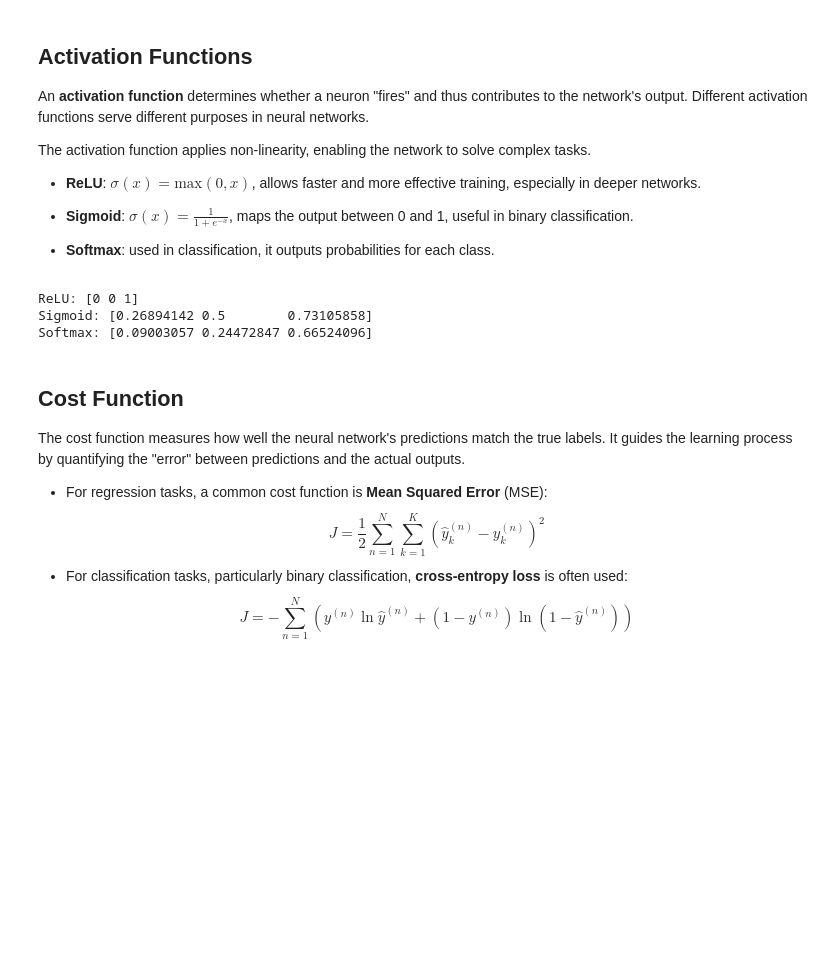
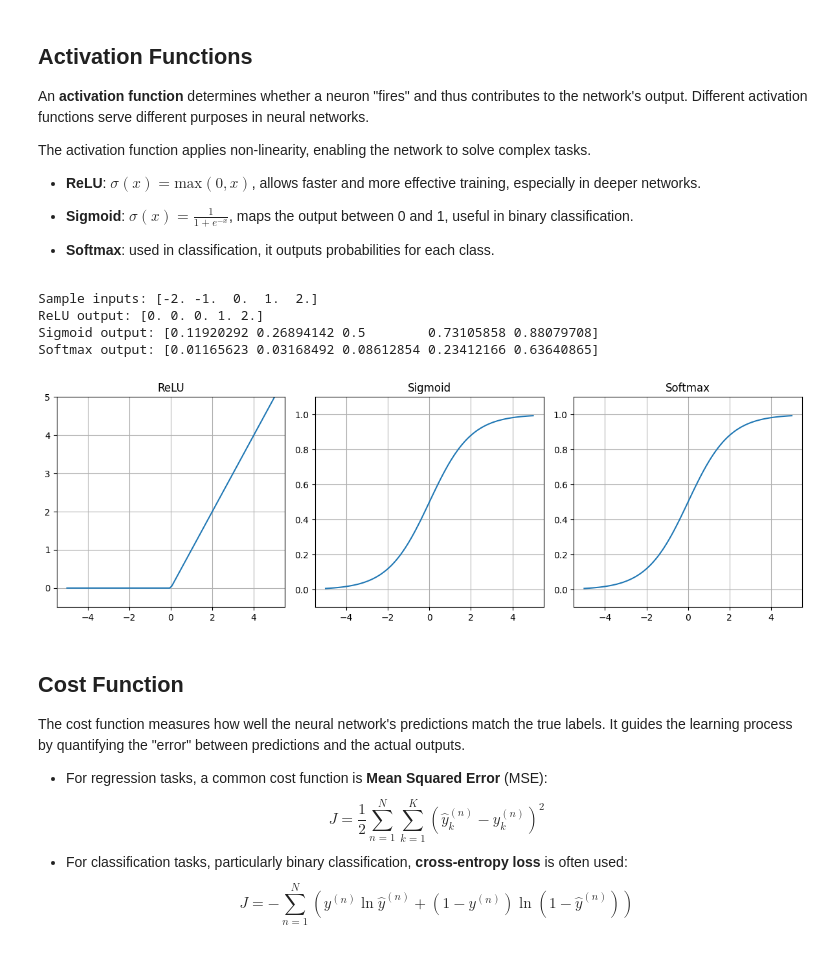
Before and after one commit to kn9ck/MAT422, a Jupyter notebook: HW_3_7.ipynb, the cells around one changed output. Saved outputs shown, nothing was run; the diff lists cells and outputs as text; code cells hidden in the pictures; blank space fills up the shorter version.

```diff
--- a/HW_3_7.ipynb
+++ b/HW_3_7.ipynb
@@ -42,28 +42,54 @@ The activation function applies non-linearity, enabling the network to solve com
 * **Sigmoid**: $\sigma (x) = \frac{1}{1+e^{-x}}$, maps the output between 0 and 1, useful in binary classification.
 
 * **Softmax**: used in classification, it outputs probabilities for each class.
-# %%
-#ReLU
-def relu(x):
-    return np.maximum(0, x)
-
-#sigmoid
-def sigmoid(x):
-    return 1 / (1 + np.exp(-x))
-
-#softmax
-def softmax(x):
-    exp_x = np.exp(x - np.max(x))
-    return exp_x / exp_x.sum()
-
-z = np.array([-1, 0, 1])
-print("ReLU:", relu(z))
-print("Sigmoid:", sigmoid(z))
-print("Softmax:", softmax(z))
-# %% [output]
-ReLU: [0 0 1]
-Sigmoid: [0.26894142 0.5        0.73105858]
-Softmax: [0.09003057 0.24472847 0.66524096]
+# %%
+import numpy as np
+import matplotlib.pyplot as plt
+
+#activation functions
+def relu(x): return np.maximum(0, x)
+def sigmoid(x): return 1 / (1 + np.exp(-np.clip(x, -100, 100)))
+def softmax(x):
+    exp_x = np.exp(x - np.max(x))
+    return exp_x / exp_x.sum()
+
+x = np.linspace(-5, 5, 100)
+z = np.array([-2.0, -1.0, 0.0, 1.0, 2.0])
+
+print("Sample inputs:", z)
+print("ReLU output:", relu(z))
+print("Sigmoid output:", sigmoid(z))
+print("Softmax output:", softmax(z))
+
+#plot activation functions
+plt.figure(figsize=(12, 4))
+
+plt.subplot(131)
+plt.plot(x, relu(x))
+plt.title('ReLU')
+plt.grid(True)
+plt.ylim(-0.5, 5)
+
+plt.subplot(132)
+plt.plot(x, sigmoid(x))
+plt.title('Sigmoid')
+plt.grid(True)
+plt.ylim(-0.1, 1.1)
+
+plt.subplot(133)
+plt.plot(x, np.array([softmax(np.array([xi, 0])) for xi in x])[:, 0])
+plt.title('Softmax')
+plt.grid(True)
+plt.ylim(-0.1, 1.1)
+
+plt.tight_layout()
+plt.show()
+# %% [output]
+Sample inputs: [-2. -1.  0.  1.  2.]
+ReLU output: [0. 0. 0. 1. 2.]
+Sigmoid output: [0.11920292 0.26894142 0.5        0.73105858 0.88079708]
+Softmax output: [0.01165623 0.03168492 0.08612854 0.23412166 0.63640865]
+[figure, added]
 # %% [markdown]
 ## Cost Function
 The cost function measures how well the neural network's predictions match the true labels. It guides the learning process by quantifying the "error" between predictions and the actual outputs.
```
Also changed, not shown: parts of 7 cells of this notebook.
